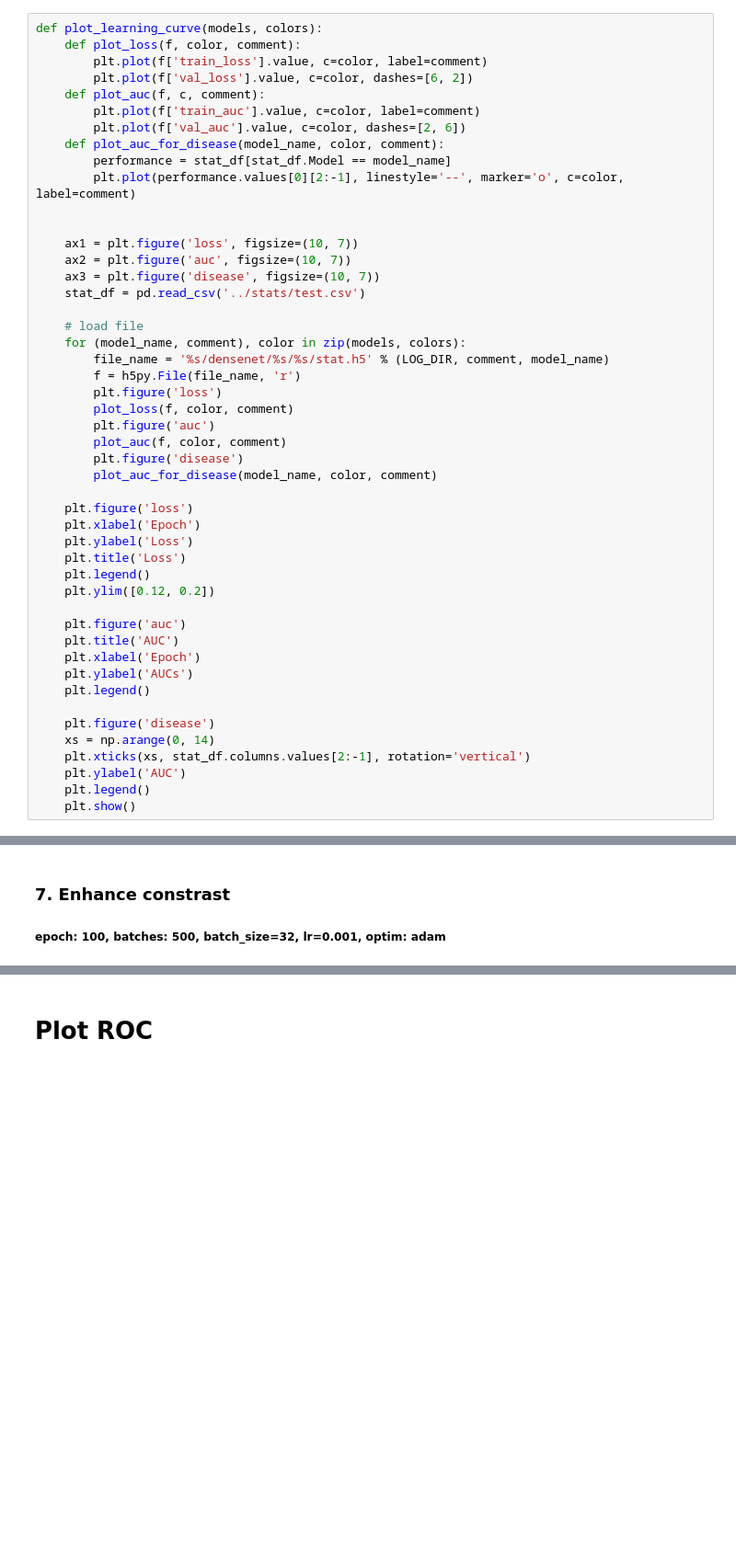
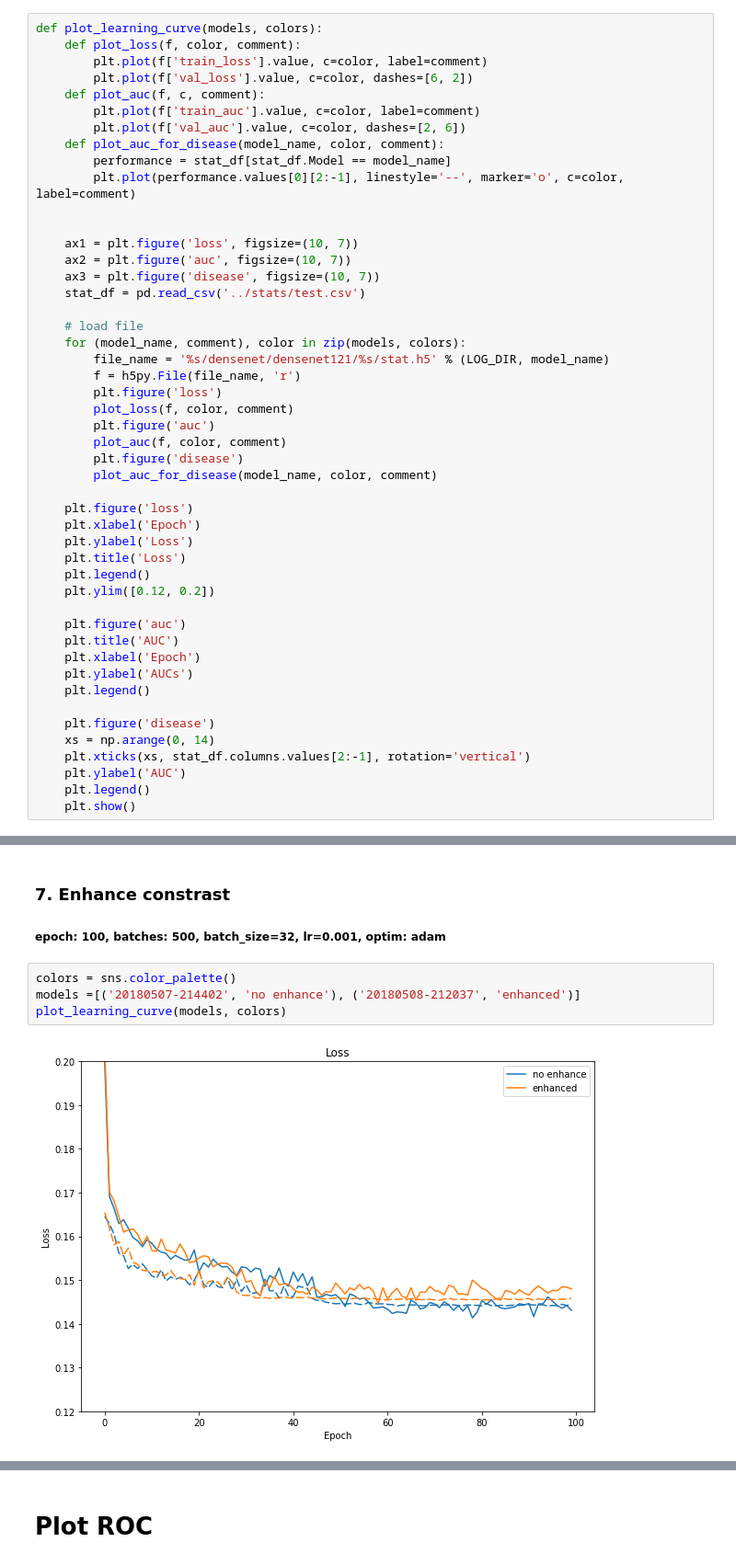
Before and after one commit to dattran2346/chestX-ray-14, a Jupyter notebook: src/LearningCurve.ipynb, the cells around one changed output, grey strips where cells are left out. Shown at 92% size. Drawn from its saved outputs; the diff is of its cells as text; blank space fills up the shorter version.

```diff
--- a/src/LearningCurve.ipynb
+++ b/src/LearningCurve.ipynb
@@ -40,7 +40,7 @@ def plot_learning_curve(models, colors):
 
     # load file
     for (model_name, comment), color in zip(models, colors):
-        file_name = '%s/densenet/%s/%s/stat.h5' % (LOG_DIR, comment, model_name)
+        file_name = '%s/densenet/densenet121/%s/stat.h5' % (LOG_DIR, model_name)
         f = h5py.File(file_name, 'r')
         plt.figure('loss')
         plot_loss(f, color, comment)
@@ -150,3 +150,9 @@ plot_learning_curve(models, colors)
 # %% [markdown]
 ### 7. Enhance constrast
 ##### epoch: 100, batches: 500, batch_size=32, lr=0.001, optim: adam
+# %%
+colors = sns.color_palette()
+models =[('20180507-214402', 'no enhance'), ('20180508-212037', 'enhanced')]
+plot_learning_curve(models, colors)
+# %% [output]
+[figure, added]
```
Also changed, not shown: parts of 4 cells of this notebook, 10 other files.
